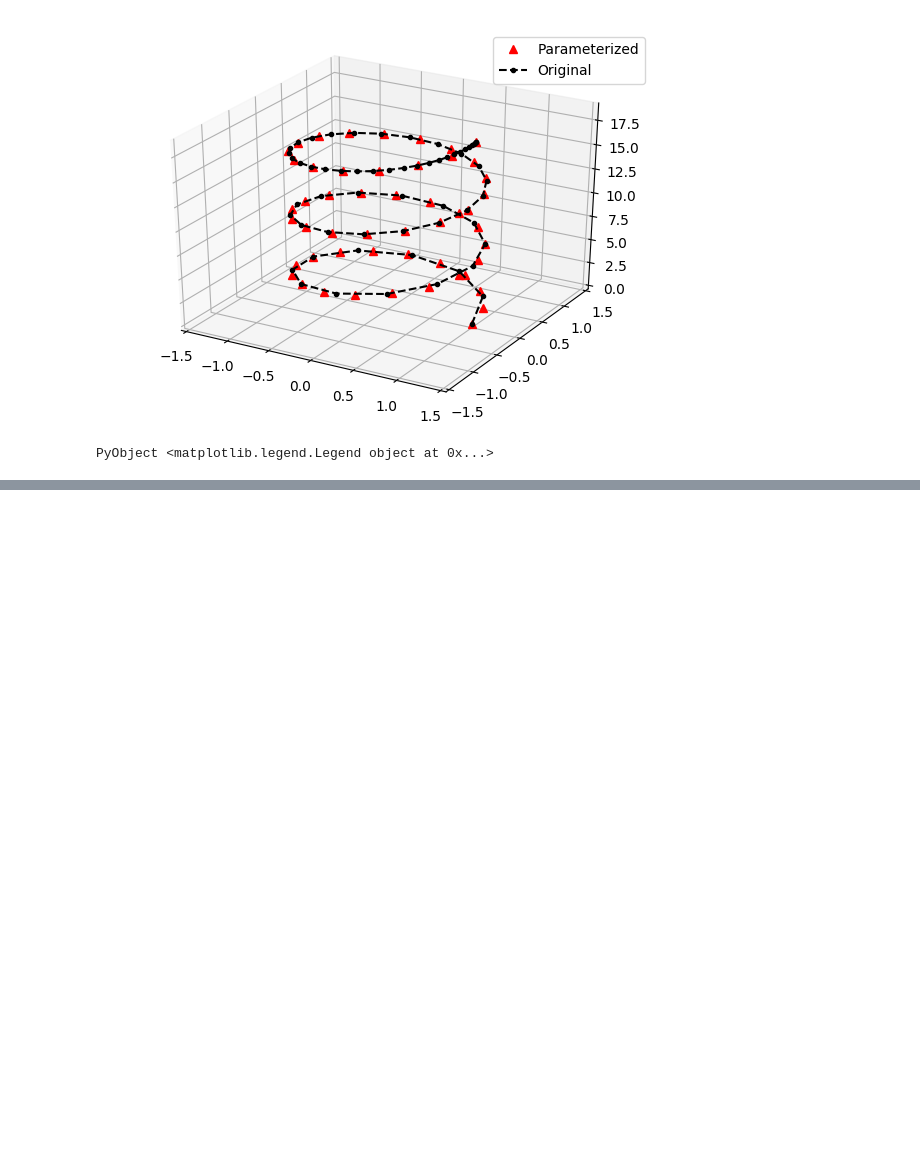
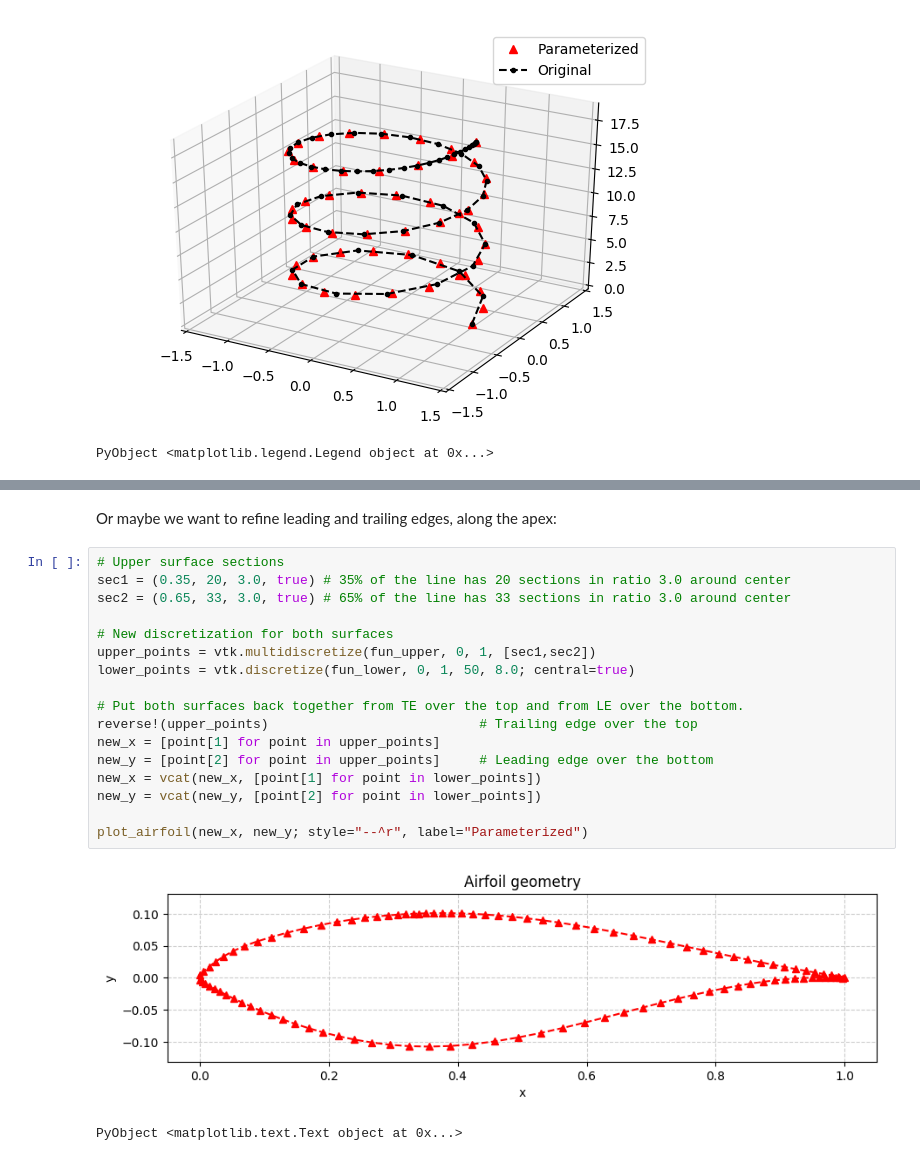
Before and after one commit to byuflowlab/GeometricTools.jl, a Jupyter notebook: docs/Documentation.ipynb, the cells around one changed output, grey strips where cells are left out. Drawn from its saved outputs; the diff is of its cells as text; blank space fills up the shorter version.

```diff
--- a/docs/Documentation.ipynb
+++ b/docs/Documentation.ipynb
@@ -406,0 +437,22 @@ PyObject <matplotlib.legend.Legend object at 0x...>
+# %% [markdown]
+Or maybe we want to refine leading and trailing edges, along the apex:
+# %%
+# Upper surface sections
+sec1 = (0.35, 20, 3.0, true) # 35% of the line has 20 sections in ratio 3.0 around center
+sec2 = (0.65, 33, 3.0, true) # 65% of the line has 33 sections in ratio 3.0 around center
+
+# New discretization for both surfaces
+upper_points = vtk.multidiscretize(fun_upper, 0, 1, [sec1,sec2])
+lower_points = vtk.discretize(fun_lower, 0, 1, 50, 8.0; central=true)
+
+# Put both surfaces back together from TE over the top and from LE over the bottom.
+reverse!(upper_points)                           # Trailing edge over the top
+new_x = [point[1] for point in upper_points]
+new_y = [point[2] for point in upper_points]     # Leading edge over the bottom
+new_x = vcat(new_x, [point[1] for point in lower_points])
+new_y = vcat(new_y, [point[2] for point in lower_points])
+
+plot_airfoil(new_x, new_y; style="--^r", label="Parameterized")
+# %% [output]
+[figure, added]
+PyObject <matplotlib.text.Text object at 0x...>
```
Also changed, not shown: parts of 6 cells of this notebook, 4 other files.
